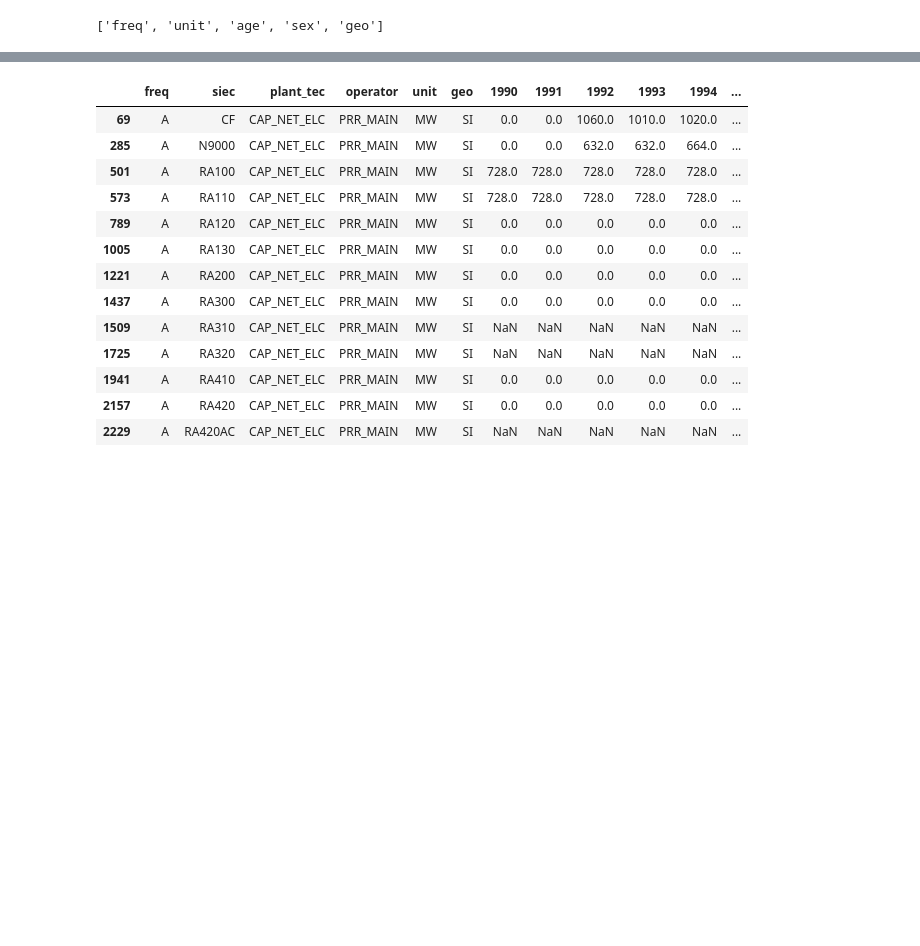
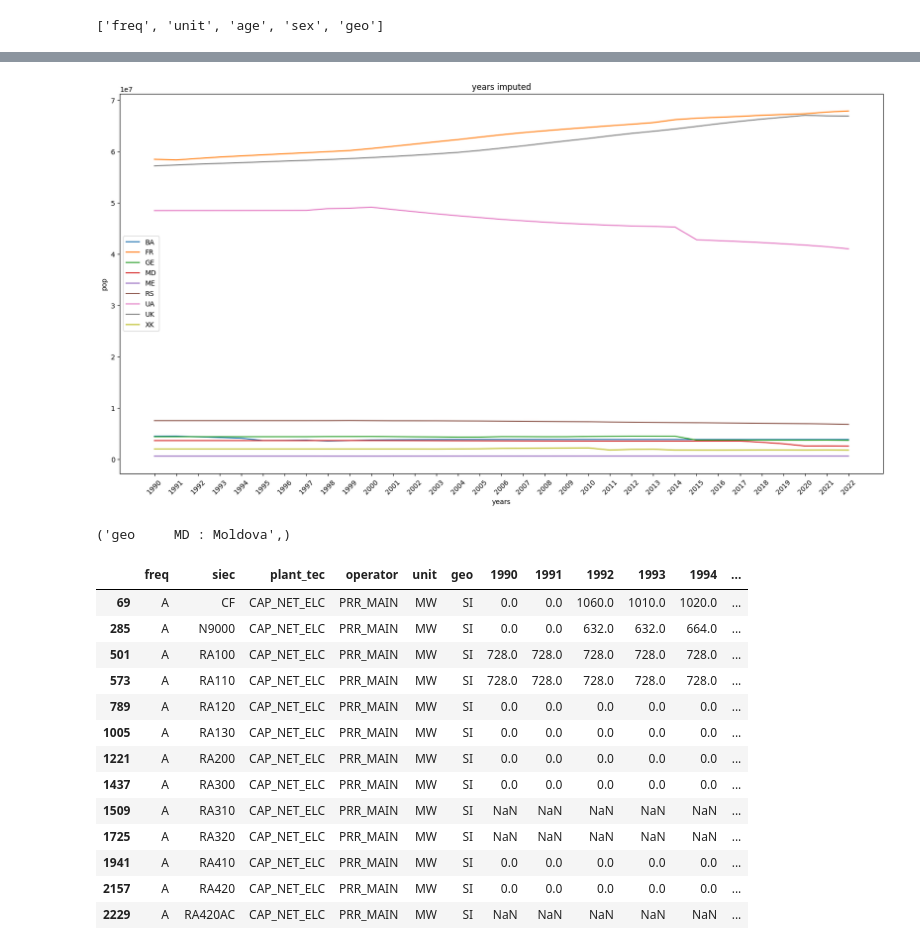
Before and after one commit to TilenG2/EU_Power_production, a Jupyter notebook: electrical_production.ipynb, the cells around one changed output, grey strips where cells are left out. Saved outputs shown, nothing was run; the diff lists cells and outputs as text; code cells hidden in the pictures; blank space fills up the shorter version.

```diff
--- a/electrical_production.ipynb
+++ b/electrical_production.ipynb
@@ -92,12 +92,19 @@ pandas_data_pop = pd.DataFrame(data_pop[1:], columns=columns)
 import numpy as np
 AGE = pandas_data_pop['age'] == 'TOTAL'
 GENDER = pandas_data_pop['sex'] == 'T'
+
+is_COUNTRY = pandas_data_pop['geo'] == 'SI'
+
+for country in descriptions_renewables['geo'].keys():
+    if country != 'EA20' and country != 'EU27_2020':
+        is_COUNTRY = np.logical_or(is_COUNTRY, pandas_data_pop['geo'] == country)
 condition = np.logical_and(AGE, GENDER)
+condition = np.logical_and(condition, is_COUNTRY)
 pandas_data_pop_all = pandas_data_pop.loc[condition]
 
-for year in range(1960, 1990):
-    pandas_data_pop_all = pandas_data_pop_all.drop(str(year), axis=1)
-pandas_data_pop_all = pandas_data_pop_all.drop('2023', axis=1)
+# for year in range(1960, 1990):
+#     pandas_data_pop_all = pandas_data_pop_all.drop(str(year), axis=1)
+# pandas_data_pop_all = pandas_data_pop_all.drop('2023', axis=1)
 pandas_data_pop_all = pandas_data_pop_all.drop('freq', axis=1)
 pandas_data_pop_all = pandas_data_pop_all.drop('unit', axis=1)
 pandas_data_pop_all = pandas_data_pop_all.drop('age', axis=1)
@@ -105,3 +179,30 @@ pandas_data_pop_all = pandas_data_pop_all.drop('sex', axis=1)
+# %%
+import matplotlib
+import matplotlib.pyplot as plt
+
+years = pandas_data_pop_all_imputed[is_COUNTRY].columns.tolist()[1:]
+
+# vosta_energij_po_vrsti.plot(x='1990', y='1992')
+# fig2 = {'R5100', 'X9900', 'RA500', 'RA200'}
+#         CF         N9000      R5100    RA100      RA200    RA300     RA400      RA500    X9900
+# colors= ['#232023', '#39FF14', 'green', '#007fff', 'cyan', '#787276', '#a91b0d', 'navy', '#FF00FF']
+
+plt.figure(figsize=(20, 10))
+for row in pandas_data_pop_all_imputed[is_COUNTRY].values:
+    plt.plot(years, row[1:], label=row[0])
+
+# plt.subplot(1, 2, 1)
+plt.ylabel('pop')
+plt.xlabel('years')
+plt.xticks(rotation=45)
+plt.title('years imputed')
+plt.legend();
+# %% [output]
+[figure, added]
+# %%
+what_is('MD')
+# %% [output]
+('geo     MD : Moldova',)
 # %%
 pd.set_option('display.max_columns', 100) #default 20
 # %%
```
Also changed, not shown: parts of 2 cells of this notebook.
